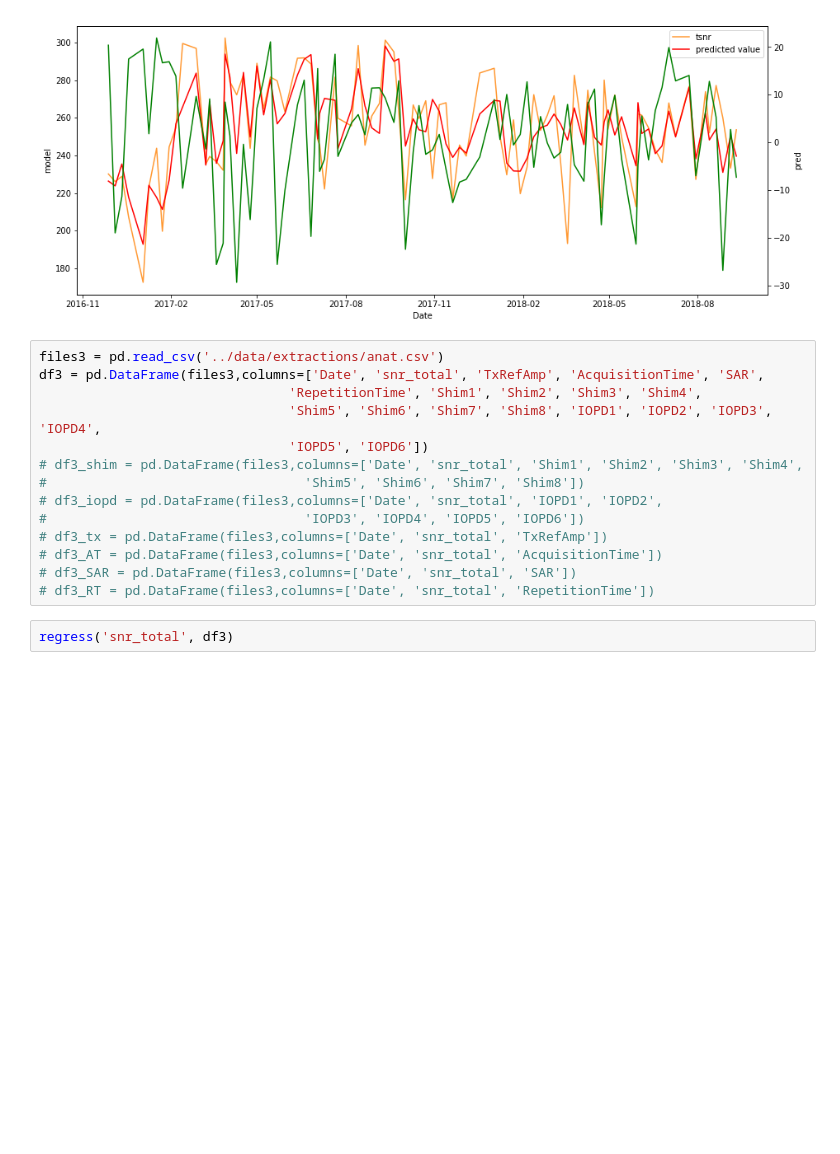
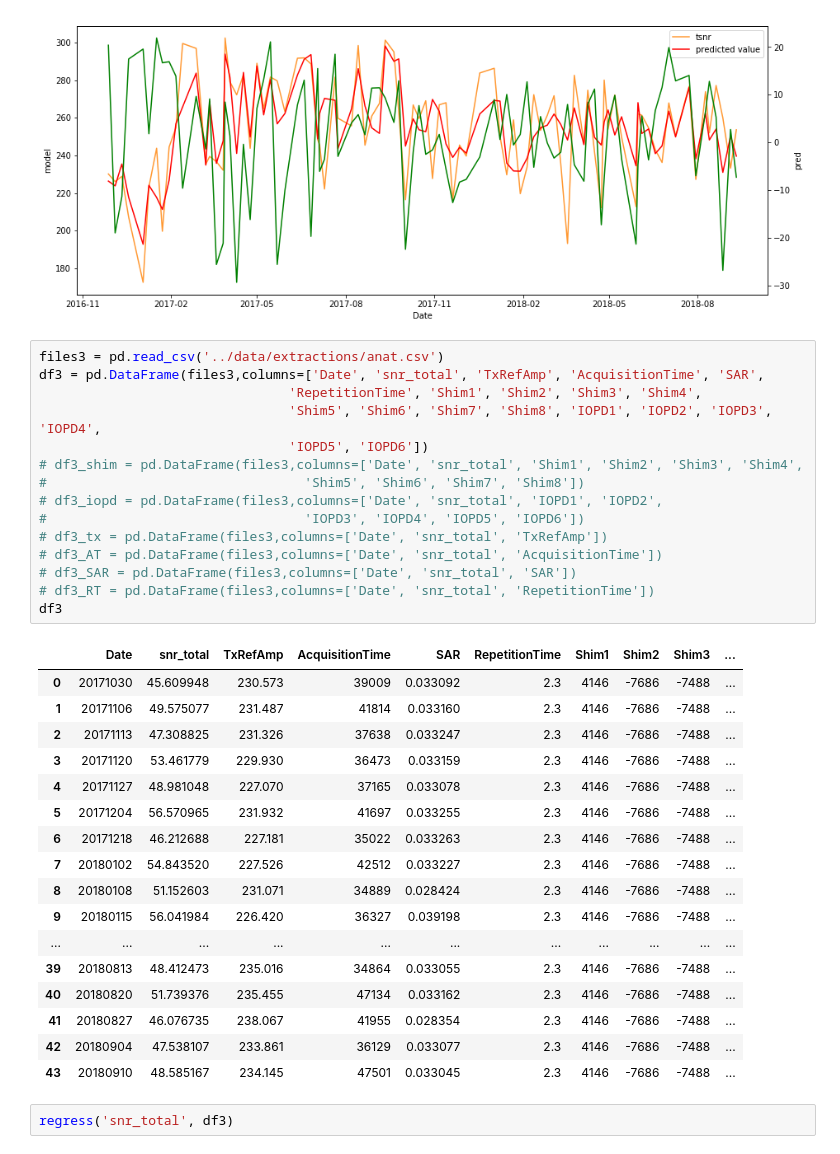
Before and after one commit to proj-nuisance/nuisance, a Jupyter notebook: ipy/nuisance.ipynb, the cells around one changed output. Drawn from its saved outputs; the diff is of its cells as text; blank space fills up the shorter version.

Commit message:
merged segstats and real mriqc tables

```diff
--- a/ipy/nuisance.ipynb
+++ b/ipy/nuisance.ipynb
@@ -272,17 +272,36 @@ Seasonal F-test:
 # %%
 files3 = pd.read_csv('../data/extractions/anat.csv')
 df3 = pd.DataFrame(files3,columns=['Date', 'snr_total', 'TxRefAmp', 'AcquisitionTime', 'SAR',
                                 'RepetitionTime', 'Shim1', 'Shim2', 'Shim3', 'Shim4',
                                 'Shim5', 'Shim6', 'Shim7', 'Shim8', 'IOPD1', 'IOPD2', 'IOPD3', 'IOPD4',
                                 'IOPD5', 'IOPD6'])
 # df3_shim = pd.DataFrame(files3,columns=['Date', 'snr_total', 'Shim1', 'Shim2', 'Shim3', 'Shim4',
 #                                 'Shim5', 'Shim6', 'Shim7', 'Shim8'])
 # df3_iopd = pd.DataFrame(files3,columns=['Date', 'snr_total', 'IOPD1', 'IOPD2',
 #                                 'IOPD3', 'IOPD4', 'IOPD5', 'IOPD6'])
 # df3_tx = pd.DataFrame(files3,columns=['Date', 'snr_total', 'TxRefAmp'])
 # df3_AT = pd.DataFrame(files3,columns=['Date', 'snr_total', 'AcquisitionTime'])
 # df3_SAR = pd.DataFrame(files3,columns=['Date', 'snr_total', 'SAR'])
 # df3_RT = pd.DataFrame(files3,columns=['Date', 'snr_total', 'RepetitionTime'])
+df3
+# %% [output]
+|  | Date | snr_total | TxRefAmp | AcquisitionTime | SAR | RepetitionTime | Shim1 | Shim2 | Shim3 | ... |
+| 0 | 20171030 | 45.609948 | 230.573 | 39009 | 0.033092 | 2.3 | 4146 | -7686 | -7488 | ... |
+| 1 | 20171106 | 49.575077 | 231.487 | 41814 | 0.033160 | 2.3 | 4146 | -7686 | -7488 | ... |
+| 2 | 20171113 | 47.308825 | 231.326 | 37638 | 0.033247 | 2.3 | 4146 | -7686 | -7488 | ... |
+| 3 | 20171120 | 53.461779 | 229.930 | 36473 | 0.033159 | 2.3 | 4146 | -7686 | -7488 | ... |
+| 4 | 20171127 | 48.981048 | 227.070 | 37165 | 0.033078 | 2.3 | 4146 | -7686 | -7488 | ... |
+| 5 | 20171204 | 56.570965 | 231.932 | 41697 | 0.033255 | 2.3 | 4146 | -7686 | -7488 | ... |
+| 6 | 20171218 | 46.212688 | 227.181 | 35022 | 0.033263 | 2.3 | 4146 | -7686 | -7488 | ... |
+| 7 | 20180102 | 54.843520 | 227.526 | 42512 | 0.033227 | 2.3 | 4146 | -7686 | -7488 | ... |
+| 8 | 20180108 | 51.152603 | 231.071 | 34889 | 0.028424 | 2.3 | 4146 | -7686 | -7488 | ... |
+| 9 | 20180115 | 56.041984 | 226.420 | 36327 | 0.039198 | 2.3 | 4146 | -7686 | -7488 | ... |
+| ... | ... | ... | ... | ... | ... | ... | ... | ... | ... | ... |
+| 39 | 20180813 | 48.412473 | 235.016 | 34864 | 0.033055 | 2.3 | 4146 | -7686 | -7488 | ... |
+| 40 | 20180820 | 51.739376 | 235.455 | 47134 | 0.033162 | 2.3 | 4146 | -7686 | -7488 | ... |
+| 41 | 20180827 | 46.076735 | 238.067 | 41955 | 0.028354 | 2.3 | 4146 | -7686 | -7488 | ... |
+| 42 | 20180904 | 47.538107 | 233.861 | 36129 | 0.033077 | 2.3 | 4146 | -7686 | -7488 | ... |
+| 43 | 20180910 | 48.585167 | 234.145 | 47501 | 0.033045 | 2.3 | 4146 | -7686 | -7488 | ... |
 # %%
 regress('snr_total', df3)
 # %% [output]
```
Also changed, not shown: parts of 1 cell of this notebook.
